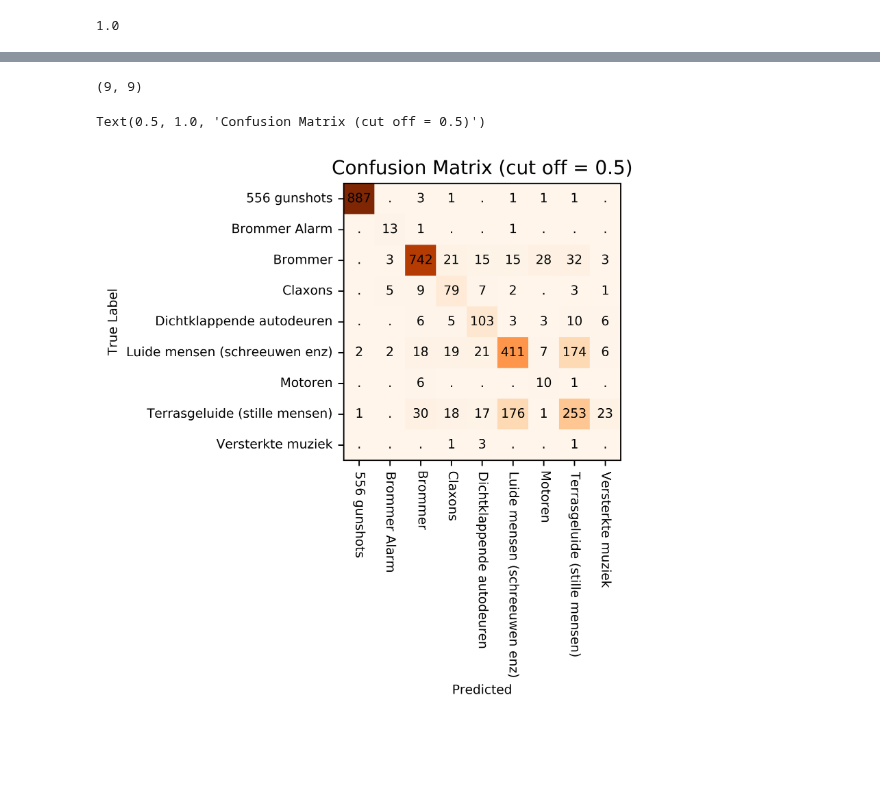
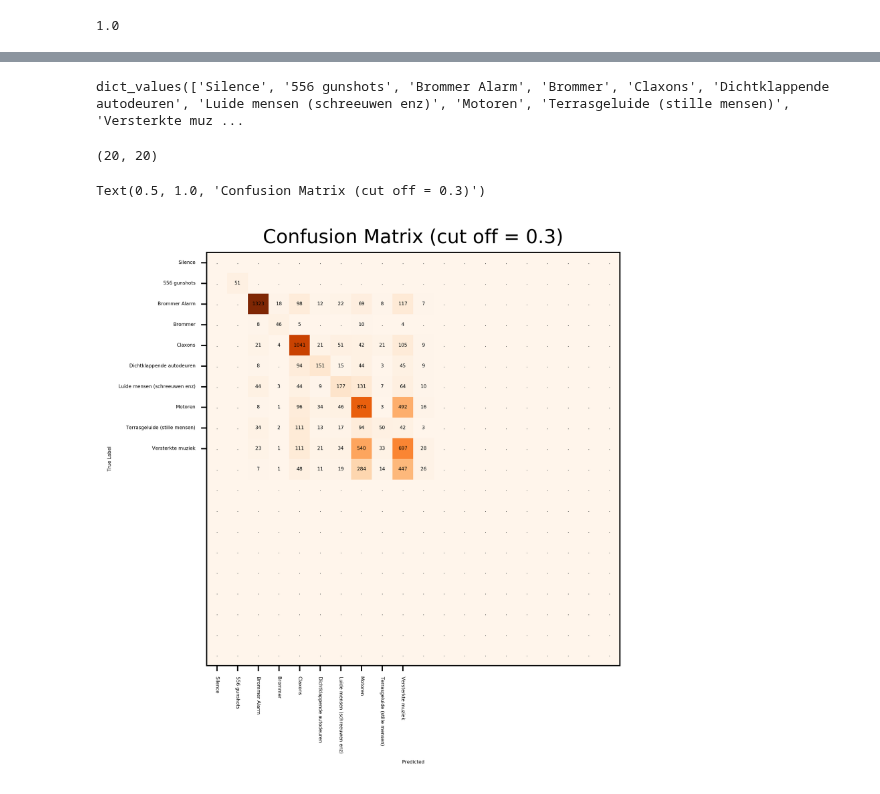
Before and after one commit to SensingClues/serval, a Jupyter notebook: serval/03-00-plot-evaluation-results.ipynb, the cells around one changed output, grey strips where cells are left out. Drawn from its saved outputs; the diff is of its cells as text; code cells hidden in the pictures; blank space fills up the shorter version.

```diff
--- a/serval/03-00-plot-evaluation-results.ipynb
+++ b/serval/03-00-plot-evaluation-results.ipynb
@@ -16,11 +16,11 @@ custom_data_folder = 'amsterdam_custom_samples'
 serval_data_folder = "../data"
 # %%
 # class_map
-class_map = serval_data_folder + '/' + custom_data_folder + "/csv_files/output_class_mapping.csv"
+class_map = serval_data_folder + '/' + custom_data_folder + "/csv_files/04_output_class_mapping.csv"
 ## class_map = "../dataset/classlabels/csv_files/class_labels_indices_hugo.csv"
 
 # needed in custom utils.py
-er_csv = serval_data_folder + '/' + custom_data_folder + "/csv_files/output_serval_evaluation.csv"
+er_csv = serval_data_folder + '/' + custom_data_folder + "/csv_files/output_serval_evaluation_v021.csv"
 # %%
 import pandas as pd
 
@@ -83,13 +117,13 @@ from sklearn.metrics import confusion_matrix
 import numpy as np
 
 # confusion matrix
-def buildCM(p,l, cutoff=0.3) :
+def buildCM(p,l, cutoff=0.5) :
     # check if square
     if p.shape[1] != l.shape[1] :
         return
     # fill empty matrix
-    #cm = np.zeros((p.shape[1],l.shape[1]))
-    cm = np.zeros((num_of_classes,num_of_classes))
+    cm = np.zeros((p.shape[1],l.shape[1]))
+    #cm = np.zeros((num_of_classes,num_of_classes))
     # now fill
     for r in range(p.shape[0]):
         # for every example
@@ -149,11 +193,15 @@ labels = ground_thruth.values()
+# %%
+labels
+# %% [output]
+dict_values(['Silence', '556 gunshots', 'Brommer Alarm', 'Brommer', 'Claxons', 'Dichtklappende autodeuren', 'Luide mensen (schreeuwen enz)', 'Motoren', 'Terrasgeluide (stille mensen)', 'Versterkte muz ...
 # %%
 # final confusion matrix
-cutoff = 0.5
+cutoff = 0.3
 
 cm = buildCM(p,l, cutoff)
 cm.shape
 # %% [output]
-(9, 9)
+(20, 20)
 # %%
 %matplotlib inline
 
@@ -167,7 +215,7 @@ import matplotlib.pyplot as plt
 normalize = True
 
 # font size
-fnt_s = 8
+fnt_s = 3
 fig_s = 5
 
 if normalize:
@@ -182,32 +230,32 @@ np.set_printoptions(precision=2)
 fig = plt.figure(figsize=(fig_s, fig_s), dpi=640)
 ax = fig.add_subplot(1, 1, 1)
 im = ax.imshow(cm, cmap='Oranges')
 
 classes = [re.sub(r'([a-z](?=[A-Z])|[A-Z](?=[A-Z][a-z]))', r'\1 ', x) for x in labels]
 classes = ['\n'.join(wrap(l, 40)) for l in classes]
 
 tick_marks = np.arange(len(classes))
 
 ax.set_xlabel('Predicted', fontsize=fnt_s)
 ax.set_xticks(tick_marks)
 c = ax.set_xticklabels(classes, fontsize=fnt_s, rotation=-90,  ha='center')
 ax.xaxis.set_label_position('bottom')
 ax.xaxis.tick_bottom()
 
 ax.set_ylabel('True Label', fontsize=fnt_s)
 ax.set_yticks(tick_marks)
 ax.set_yticklabels(classes, fontsize=fnt_s, va ='center')
 ax.yaxis.set_label_position('left')
 ax.yaxis.tick_left()
 
 for i, j in itertools.product(range(cm.shape[0]), range(cm.shape[1])):
     ax.text(j, i, format(cm[i, j], 'd') if cm[i,j]!=0 else '.', horizontalalignment="center", fontsize=fnt_s, verticalalignment='center', color= "black")
 fig.set_tight_layout(True)
 
 # title
 plt.title('Confusion Matrix ' + '(cut off = ' + str(cutoff) + ')')
 
 #plt.text(0,0, r'false negative')
 # %% [output]
-Text(0.5, 1.0, 'Confusion Matrix (cut off = 0.5)')
+Text(0.5, 1.0, 'Confusion Matrix (cut off = 0.3)')
-[figure, old version]
+[figure, new version]
```
Also changed, not shown: parts of 13 cells of this notebook, 18 other files.
